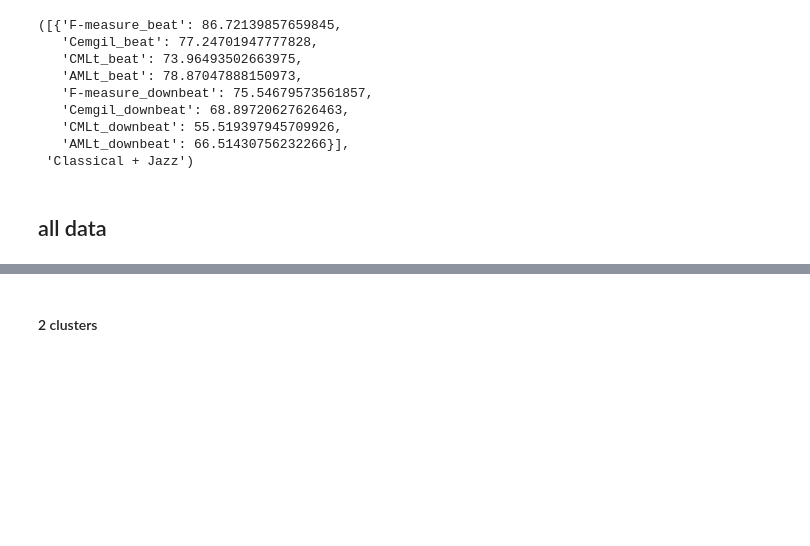
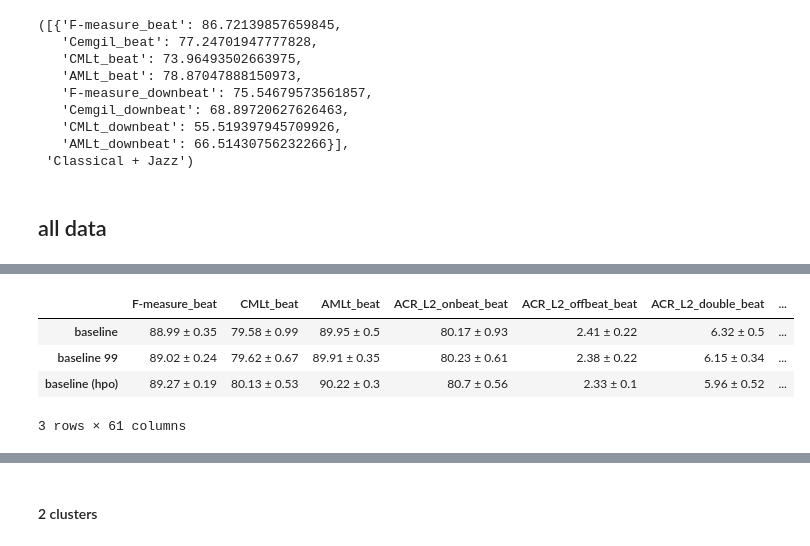
Before and after one commit to PulyaPolya/beat_this, a Jupyter notebook: results_evaluation.ipynb, the cells around one changed output, grey strips where cells are left out. Cells and saved outputs as stored; diff of their text form; code cells hidden in the pictures; blank space fills up the shorter version.

```diff
--- a/results_evaluation.ipynb
+++ b/results_evaluation.ipynb
@@ -3791,3 +3977,13 @@ json_test_scores/full_data/full_model_trial12
+# %%
+df = pd.concat([final_df, final_df_99, final_df_hpo], axis = 0) # val set
+df = remove_cemgil(df)
+df
+# %% [output]
+|  | F-measure_beat | CMLt_beat | AMLt_beat | ACR_L2_onbeat_beat | ACR_L2_offbeat_beat | ACR_L2_double_beat | ... |
+| baseline | 88.99 ± 0.35 | 79.58 ± 0.99 | 89.95 ± 0.5 | 80.17 ± 0.93 | 2.41 ± 0.22 | 6.32 ± 0.5 | ... |
+| baseline 99 | 89.02 ± 0.24 | 79.62 ± 0.67 | 89.91 ± 0.35 | 80.23 ± 0.61 | 2.38 ± 0.22 | 6.15 ± 0.34 | ... |
+| baseline (hpo) | 89.27 ± 0.19 | 80.13 ± 0.53 | 90.22 ± 0.3 | 80.7 ± 0.56 | 2.33 ± 0.1 | 5.96 ± 0.52 | ... |
+3 rows × 61 columns
 # %%
 df = pd.concat([final_df, final_df_hpo], axis = 0) # test set
 df = remove_cemgil(df)
```
Also changed, not shown: parts of 28 cells of this notebook.
